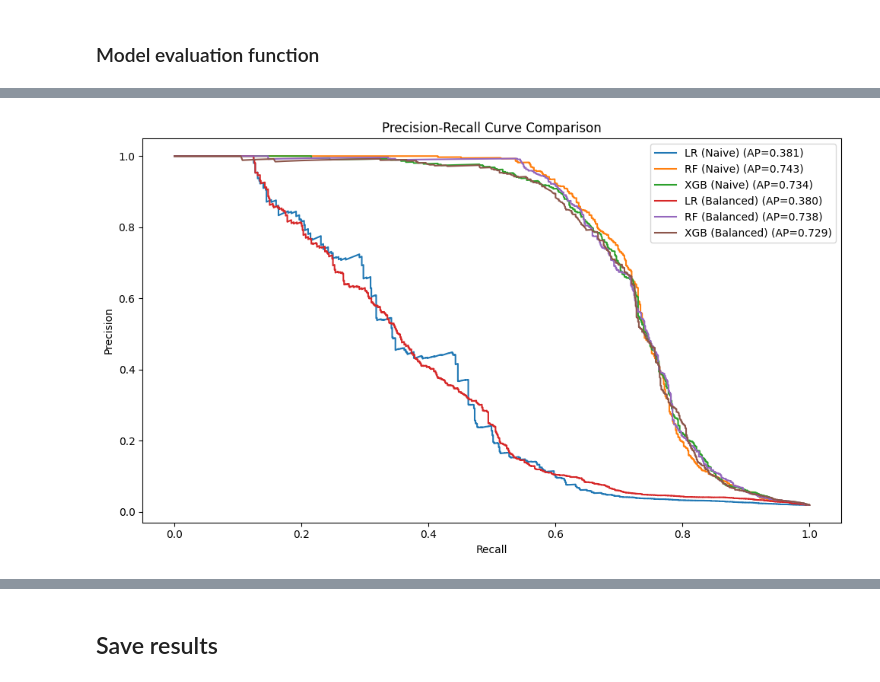
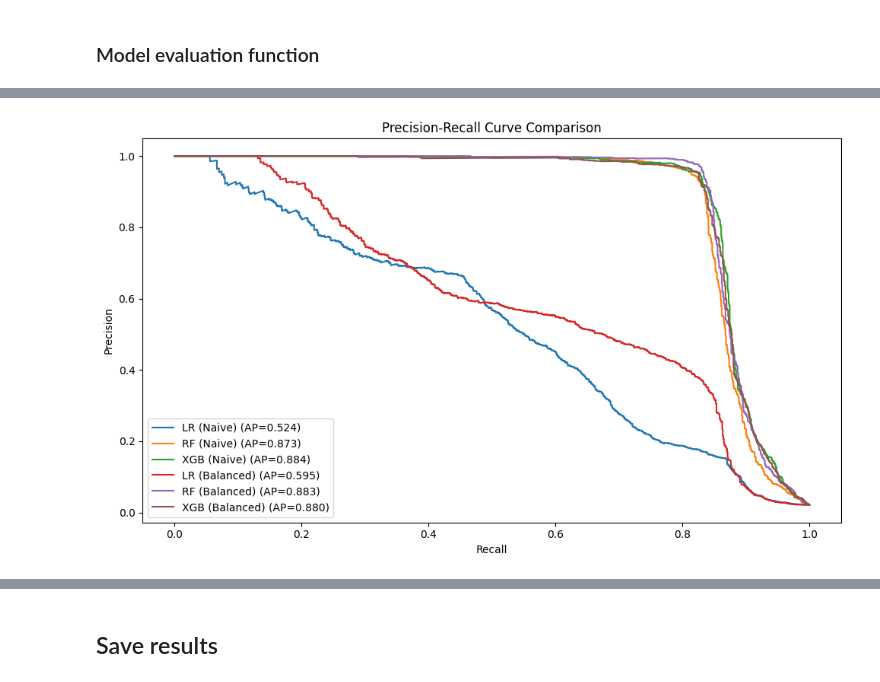
Before and after one commit to Daniellai21/CS351-Final-Year-Project, a Jupyter notebook: Main/notebooks/01_baseline_defender.ipynb, the cells around one changed output, grey strips where cells are left out. Cells and saved outputs as stored; diff of their text form; code cells hidden in the pictures.

Commit message:
improve: tune XGBoost scale_pos_weight to 10, add average precision score and optimal threshold tuning to baseline evaluation

```diff
--- a/Main/notebooks/01_baseline_defender.ipynb
+++ b/Main/notebooks/01_baseline_defender.ipynb
@@ -21,7 +21,7 @@ Libraries imported successfully!
 # %% [markdown]
 ## Loading data
 # %%
-df = pd.read_csv('../data/featured_transactions_v1.csv')
+df = pd.read_csv('../data/featured_transactions_v2.csv')
 
 print(f"Dataset shape: {df.shape}")
 print(f"Fraud rate: {df['is_fraud'].mean()*100:.2f}%")
@@ -43,7 +43,7 @@ cutoff = df['Timestamp'].quantile(0.8)
 train_df = df[df['Timestamp'] <= cutoff]
 test_df = df[df['Timestamp'] > cutoff]
 
-feature_cols = ['amount_zscore', 'transactions_last_1h', 'transactions_last_24h', 'time_since_last_txn', 'is_new_category', 'is_foreign']
+feature_cols = ['amount_zscore', 'transactions_last_1h', 'amount_sum_last_24h', 'log_time_since_last_txn', 'is_new_category', 'is_foreign', 'hour_of_day', 'is_night']
 X_train = train_df[feature_cols]
 X_test = test_df[feature_cols]
 y_train = train_df['is_fraud']
@@ -137,7 +137,7 @@ XGBoost trained successfully!
 ### Balanced Models
 # %%
 # Class weight for XGBoost
-scale_pos_weight = len(y_train[y_train == 0]) / len(y_train[y_train == 1])
+scale_pos_weight = 10
 print(f"XGBoost scale_pos_weight: {scale_pos_weight:.2f}")
 
 # Train models
@@ -302,32 +315,32 @@ plot_confusion_matrix("XGB (Balanced)", xgb_model, X_test_scaled, y_test)
 # %%
-def plot_precision_recall_comparison(model, X_test, y_test):
+def plot_precision_recall_comparison(models_dict, X_test, y_test):
     plt.figure(figsize=(10, 6))
 
-    for name, model in models.items():
+    for name, model in models_dict.items():
         y_pred_proba = model.predict_proba(X_test)[:, 1]
         precision, recall, _ = precision_recall_curve(y_test, y_pred_proba)
         ap_score = average_precision_score(y_test, y_pred_proba)
         plt.plot(recall, precision, label=f'{name} (AP={ap_score:.3f})')
 
     plt.xlabel('Recall')
     plt.ylabel('Precision')
     plt.title('Precision-Recall Curve Comparison')
     plt.legend()
     plt.tight_layout()
     plt.show()
 
 models = {
     'LR (Naive)': lr_naive,
     'RF (Naive)': rf_naive,
     'XGB (Naive)': xgb_naive,
     'LR (Balanced)': lr_model,
     'RF (Balanced)': rf_model,
     'XGB (Balanced)': xgb_model
 }
 
 plot_precision_recall_comparison(models, X_test_scaled, y_test)
 # %% [output]
-[figure, old version]
+[figure, new version]
 # %%
 def plot_feature_importance(name, model, feature_cols):
     importance = model.feature_importances_
```
Also changed, not shown: parts of 8 cells of this notebook.
